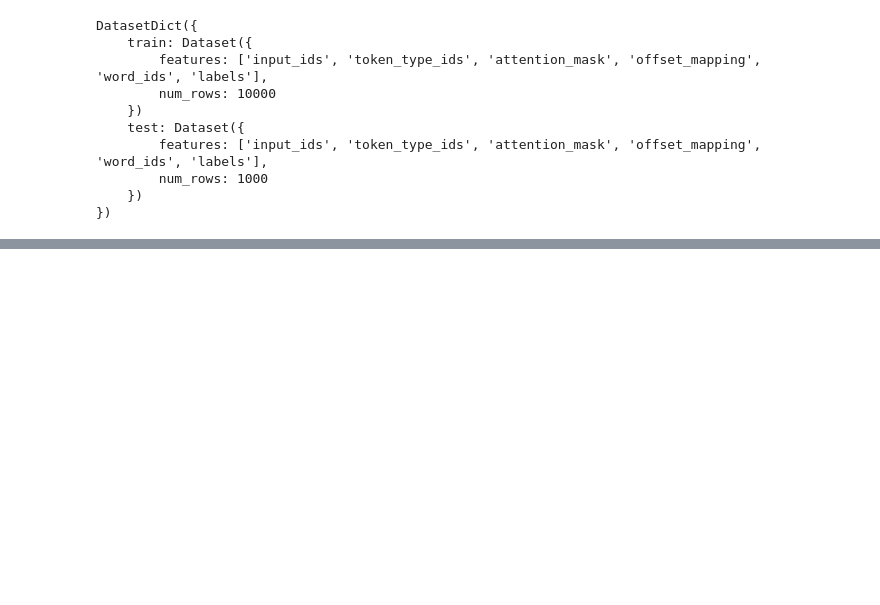
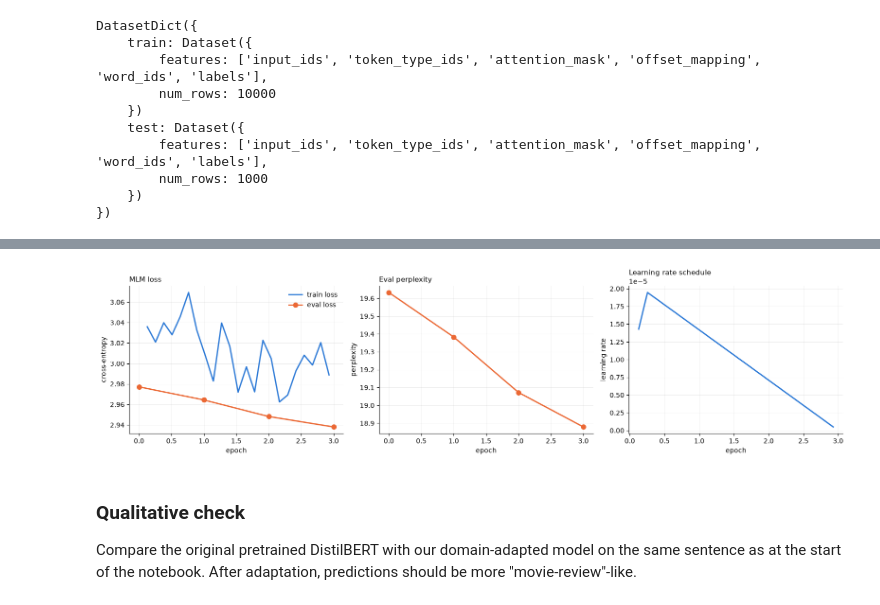
Before and after one commit to alisher12313/MachineLearningJourney, a Jupyter notebook: hugging_face_nlp/fine_tuning_masked_mlm.ipynb, the cells around one changed output, grey strips where cells are left out. Cells and saved outputs as stored; diff of their text form; code cells hidden in the pictures; blank space fills up the shorter version.

Commit message:
fine tuning distilbert for language modeling(manual)

```diff
--- a/hugging_face_nlp/fine_tuning_masked_mlm.ipynb
+++ b/hugging_face_nlp/fine_tuning_masked_mlm.ipynb
@@ -185,6 +185,8 @@ DatasetDict({
 from huggingface_hub import notebook_login
 
 notebook_login()
+# %%
+downsampled_dataset = downsampled_dataset.remove_columns(["word_ids", "token_type_ids"])
 # %%
 from transformers import TrainingArguments, Trainer
 
@@ -218,0 +426,3 @@ IndexError: too many indices for array: array is 0-dimensional, but 3 were index
+# %%
+baseline_metrics = evaluate(model, eval_dataloader)
+accelerator.print(f">>> Checkpoint (before training): {format_metrics(baseline_metrics)}")
@@ -218,0 +545,14 @@ IndexError: too many indices for array: array is 0-dimensional, but 3 were index
+# %%
+import pandas as pd
+
+eval_df = pd.DataFrame(eval_history).set_index("epoch")
+eval_df.style.format(
+    {
+        "train_loss": "{:.4f}",
+        "loss": "{:.4f}",
+        "perplexity": "{:.2f}",
+        "accuracy": "{:.2%}",
+        "top5_accuracy": "{:.2%}",
+    },
+    na_rep="-",
+)
@@ -218,0 +566,42 @@ IndexError: too many indices for array: array is 0-dimensional, but 3 were index
+# %%
+import matplotlib.pyplot as plt
+
+train_df = pd.DataFrame(train_history)
+TRAIN_COLOR, EVAL_COLOR = "#2a78d6", "#eb6834"
+
+fig, axes = plt.subplots(1, 3, figsize=(16, 4.2))
+
+
+def style(ax, title, ylabel):
+    ax.set_title(title, loc="left", fontsize=11)
+    ax.set_xlabel("epoch")
+    ax.set_ylabel(ylabel)
+    ax.grid(alpha=0.25, linewidth=0.6)
+    ax.spines[["top", "right"]].set_visible(False)
+
+
+ax = axes[0]
+if not train_df.empty:
+    ax.plot(train_df["epoch"], train_df["train_loss"], color=TRAIN_COLOR, linewidth=2, label="train loss")
+ax.plot(eval_df.index, eval_df["loss"], color=EVAL_COLOR, linewidth=2, marker="o", markersize=7, label="eval loss")
+style(ax, "MLM loss", "cross-entropy")
+ax.legend(frameon=False)
+
+ax = axes[1]
+ax.plot(eval_df.index, eval_df["perplexity"], color=EVAL_COLOR, linewidth=2, marker="o", markersize=7)
+style(ax, "Eval perplexity", "perplexity")
+
+ax = axes[2]
+if not train_df.empty:
+    ax.plot(train_df["epoch"], train_df["learning_rate"], color=TRAIN_COLOR, linewidth=2)
+style(ax, "Learning rate schedule", "learning rate")
+ax.ticklabel_format(axis="y", style="sci", scilimits=(0, 0))
+
+plt.tight_layout()
+plt.show()
+# %% [output]
+[figure, added]
+# %% [markdown]
+### Qualitative check
+
+Compare the original pretrained DistilBERT with our domain-adapted model on the same sentence as at the start of the notebook. After adaptation, predictions should be more "movie-review"-like.
```
Also changed, not shown: parts of 26 cells of this notebook.
